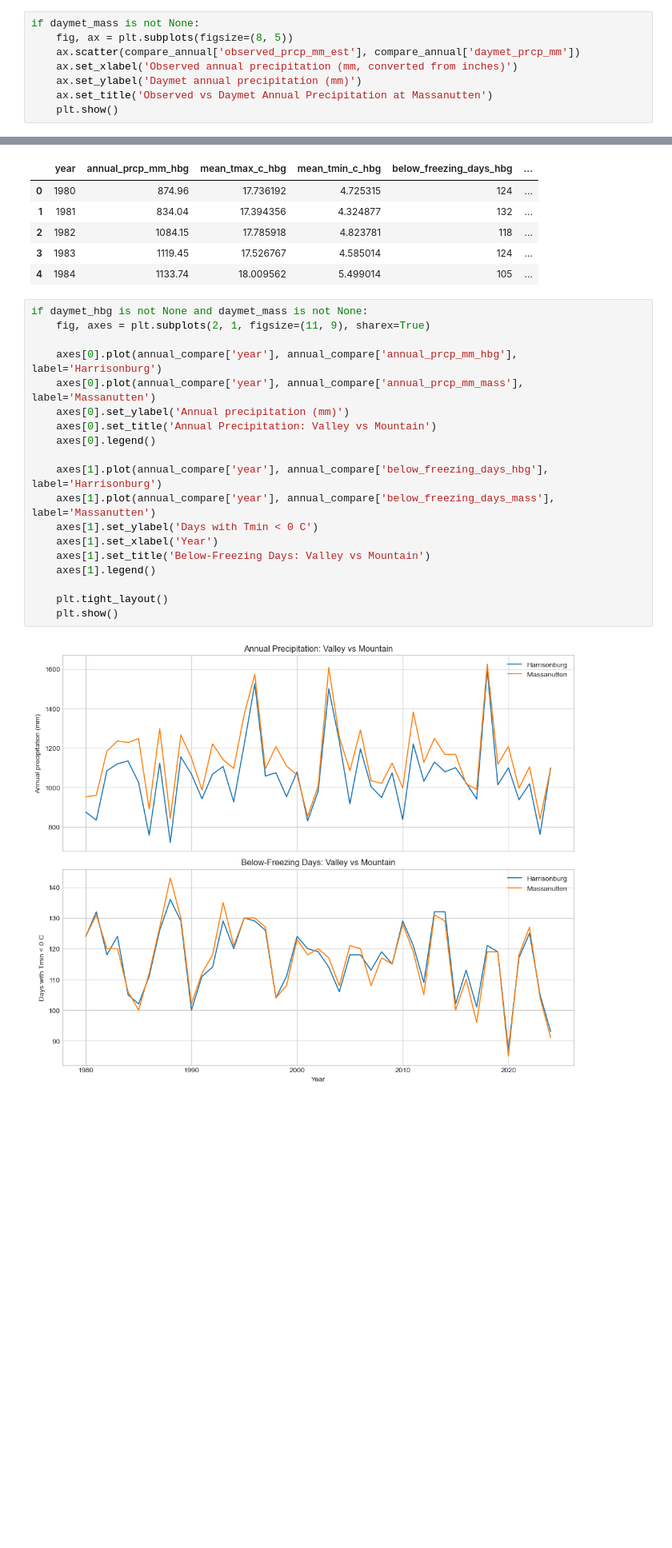
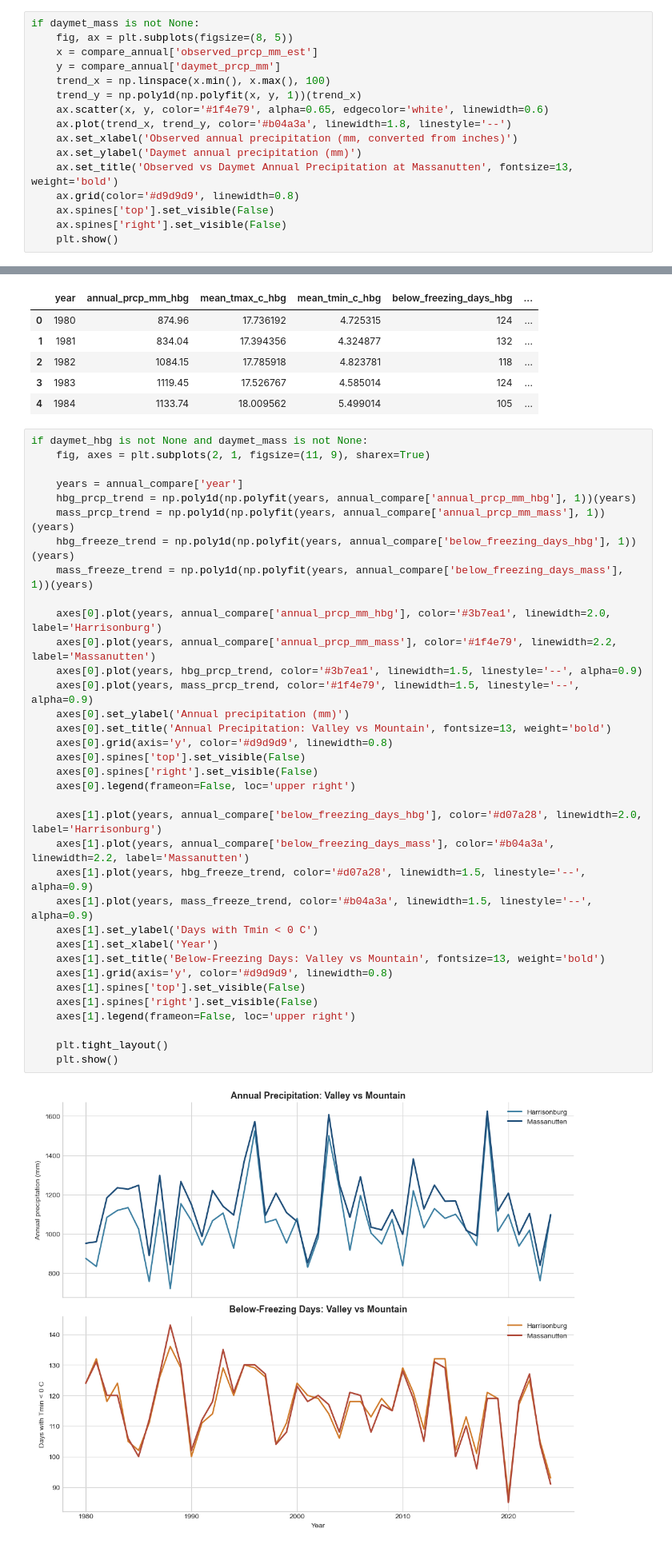
Before and after one commit to bkcalfee/ISAT_420_CLIMATE-SNOW_PROJECT, a Jupyter notebook: Submissions/Daymet_Massanutten_Workflow.ipynb, the cells around one changed output, grey strips where cells are left out. Shown at 80% size. Cells and saved outputs as stored; diff of their text form; blank space fills up the shorter version.

Commit message:
Refine workflow notebook comments and plot styling

```diff
--- a/Submissions/Daymet_Massanutten_Workflow.ipynb
+++ b/Submissions/Daymet_Massanutten_Workflow.ipynb
@@ -374,9 +460,17 @@ Annual precipitation correlation: 0.9489704228531711
 # %%
 if daymet_mass is not None:
     fig, ax = plt.subplots(figsize=(8, 5))
-    ax.scatter(compare_annual['observed_prcp_mm_est'], compare_annual['daymet_prcp_mm'])
+    x = compare_annual['observed_prcp_mm_est']
+    y = compare_annual['daymet_prcp_mm']
+    trend_x = np.linspace(x.min(), x.max(), 100)
+    trend_y = np.poly1d(np.polyfit(x, y, 1))(trend_x)
+    ax.scatter(x, y, color='#1f4e79', alpha=0.65, edgecolor='white', linewidth=0.6)
+    ax.plot(trend_x, trend_y, color='#b04a3a', linewidth=1.8, linestyle='--')
     ax.set_xlabel('Observed annual precipitation (mm, converted from inches)')
     ax.set_ylabel('Daymet annual precipitation (mm)')
-    ax.set_title('Observed vs Daymet Annual Precipitation at Massanutten')
+    ax.set_title('Observed vs Daymet Annual Precipitation at Massanutten', fontsize=13, weight='bold')
+    ax.grid(color='#d9d9d9', linewidth=0.8)
+    ax.spines['top'].set_visible(False)
+    ax.spines['right'].set_visible(False)
     plt.show()
 # %% [output]
@@ -401,24 +495,40 @@ if daymet_hbg is not None and daymet_mass is not None:
 # %%
 if daymet_hbg is not None and daymet_mass is not None:
     fig, axes = plt.subplots(2, 1, figsize=(11, 9), sharex=True)
 
-    axes[0].plot(annual_compare['year'], annual_compare['annual_prcp_mm_hbg'], label='Harrisonburg')
-    axes[0].plot(annual_compare['year'], annual_compare['annual_prcp_mm_mass'], label='Massanutten')
+    years = annual_compare['year']
+    hbg_prcp_trend = np.poly1d(np.polyfit(years, annual_compare['annual_prcp_mm_hbg'], 1))(years)
+    mass_prcp_trend = np.poly1d(np.polyfit(years, annual_compare['annual_prcp_mm_mass'], 1))(years)
+    hbg_freeze_trend = np.poly1d(np.polyfit(years, annual_compare['below_freezing_days_hbg'], 1))(years)
+    mass_freeze_trend = np.poly1d(np.polyfit(years, annual_compare['below_freezing_days_mass'], 1))(years)
+
+    axes[0].plot(years, annual_compare['annual_prcp_mm_hbg'], color='#3b7ea1', linewidth=2.0, label='Harrisonburg')
+    axes[0].plot(years, annual_compare['annual_prcp_mm_mass'], color='#1f4e79', linewidth=2.2, label='Massanutten')
+    axes[0].plot(years, hbg_prcp_trend, color='#3b7ea1', linewidth=1.5, linestyle='--', alpha=0.9)
+    axes[0].plot(years, mass_prcp_trend, color='#1f4e79', linewidth=1.5, linestyle='--', alpha=0.9)
     axes[0].set_ylabel('Annual precipitation (mm)')
-    axes[0].set_title('Annual Precipitation: Valley vs Mountain')
-    axes[0].legend()
+    axes[0].set_title('Annual Precipitation: Valley vs Mountain', fontsize=13, weight='bold')
+    axes[0].grid(axis='y', color='#d9d9d9', linewidth=0.8)
+    axes[0].spines['top'].set_visible(False)
+    axes[0].spines['right'].set_visible(False)
+    axes[0].legend(frameon=False, loc='upper right')
 
-    axes[1].plot(annual_compare['year'], annual_compare['below_freezing_days_hbg'], label='Harrisonburg')
-    axes[1].plot(annual_compare['year'], annual_compare['below_freezing_days_mass'], label='Massanutten')
+    axes[1].plot(years, annual_compare['below_freezing_days_hbg'], color='#d07a28', linewidth=2.0, label='Harrisonburg')
+    axes[1].plot(years, annual_compare['below_freezing_days_mass'], color='#b04a3a', linewidth=2.2, label='Massanutten')
+    axes[1].plot(years, hbg_freeze_trend, color='#d07a28', linewidth=1.5, linestyle='--', alpha=0.9)
+    axes[1].plot(years, mass_freeze_trend, color='#b04a3a', linewidth=1.5, linestyle='--', alpha=0.9)
     axes[1].set_ylabel('Days with Tmin < 0 C')
     axes[1].set_xlabel('Year')
-    axes[1].set_title('Below-Freezing Days: Valley vs Mountain')
-    axes[1].legend()
+    axes[1].set_title('Below-Freezing Days: Valley vs Mountain', fontsize=13, weight='bold')
+    axes[1].grid(axis='y', color='#d9d9d9', linewidth=0.8)
+    axes[1].spines['top'].set_visible(False)
+    axes[1].spines['right'].set_visible(False)
+    axes[1].legend(frameon=False, loc='upper right')
 
     plt.tight_layout()
     plt.show()
 # %% [output]
-[figure, old version]
+[figure, new version]
 # %% [markdown]
 ## Monthly Climatology
 
```
Also changed, not shown: parts of 26 cells of this notebook, 1 other file.
